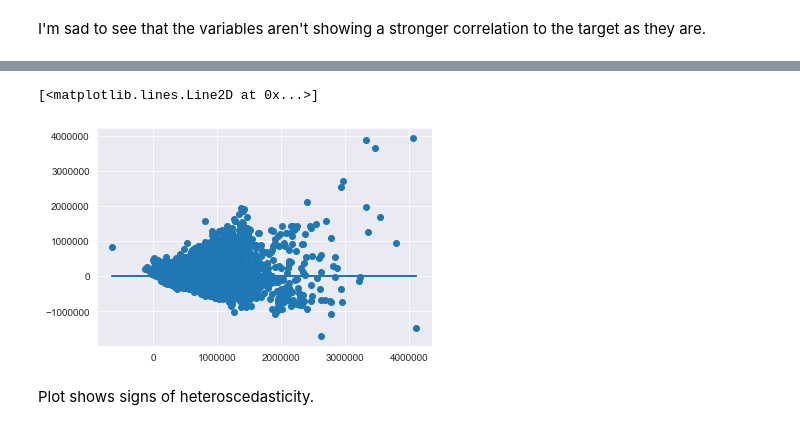
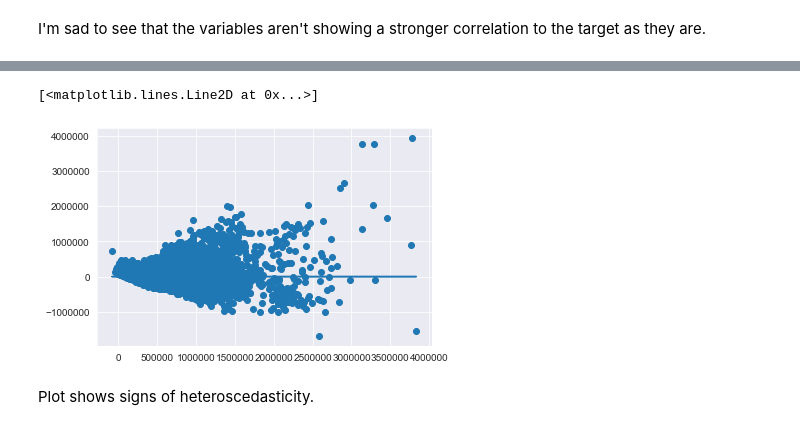
Before and after one commit to bmauss/Regression-Model-for-King-County-Housing-Market, a Jupyter notebook: Untitled.ipynb, the cells around one changed output, grey strips where cells are left out. Cells and saved outputs as stored; diff of their text form; code cells hidden in the pictures.

Commit message:
done all I can to improve current model

```diff
--- a/Untitled.ipynb
+++ b/Untitled.ipynb
@@ -691,0 +902,16 @@ df5 = df4.drop('condition', axis=1)
+# %%
+# Identifying our continuous variables
+conts = ['bathrooms', 'sqft_living', 'sqft_lot', 'sqft_living',
+                  'sqft_living15', 'sqft_lot', 'sqft_lot15',
+                 'sqft_above', 'floors', 'lat','long']
+# %%
+def norm_feat(series):
+    """
+    Input a series containing continuous variables.
+    Outputs a normalized version of the data
+    """
+    return (series - series.mean())/series.std()
+
+for feat in conts:
+    df5[feat] = norm_feat(df[feat])
+df5.columns
@@ -734,3 +1016,10 @@ unique_pairs[(unique_pairs.correlation>0.75) & (unique_pairs.correlation<1)]
 | (cond_3, cond_4) | 0.812294 |
 | (sqft_living, sqft_living15) | 0.756402 |
 | (sqft_living, bathrooms) | 0.755758 |
+# %%
+# Many of these correlations are a result of the dummy trap, in which case,
+# we'll drop one feature from each set of dummy variables. 'floors' was mean
+# to be dropped anyway, sqft_living and sqft_above measure the same thing, so
+# we'll drop sqft_above. Also, drop grd_D, cond_4, and sqft_living15
+to_drop = ['sqft_above', 'floors', 'floors_1','quad_3','grd_D','cond_4',
+           'bathrooms', 'waterfront_N', 'jan_mar','floors_3_half','jul_sep','oct_dec']
@@ -737,8 +1028,10 @@ unique_pairs[(unique_pairs.correlation>0.75) & (unique_pairs.correlation<1)]
 # %%
+
+# dropping quad_3, sqft_above, bathrooms, sqft_living15, cond_3, grd_C
+
 target = 'price'
 
-feats = df5.drop(['price'], axis=1).columns
-
+feats = df5.drop(to_drop, axis=1).columns
 preds = '+'.join(feats)
 
 formula = target + '~' + preds
@@ -849,11 +1174,11 @@ fig = sm.graphics.qqplot(model.resid, dist='norm', line='45', fit=True)
 # %%
 X = df5.drop(['price'], axis=1)
 # %%
-plt.scatter(model2.predict(X), model.resid)
-plt.plot(model2.predict(X), [0 for i in range(len(df5))])
+plt.scatter(model.predict(X), model.resid)
+plt.plot(model.predict(X), [0 for i in range(len(df5))])
 # %% [output]
 [<matplotlib.lines.Line2D at 0x...>]
-[figure, old version]
+[figure, new version]
 # %% [markdown]
 Plot shows signs of heteroscedasticity.
 # %%
```
Also changed, not shown: parts of 76 cells of this notebook, 1 other file.
